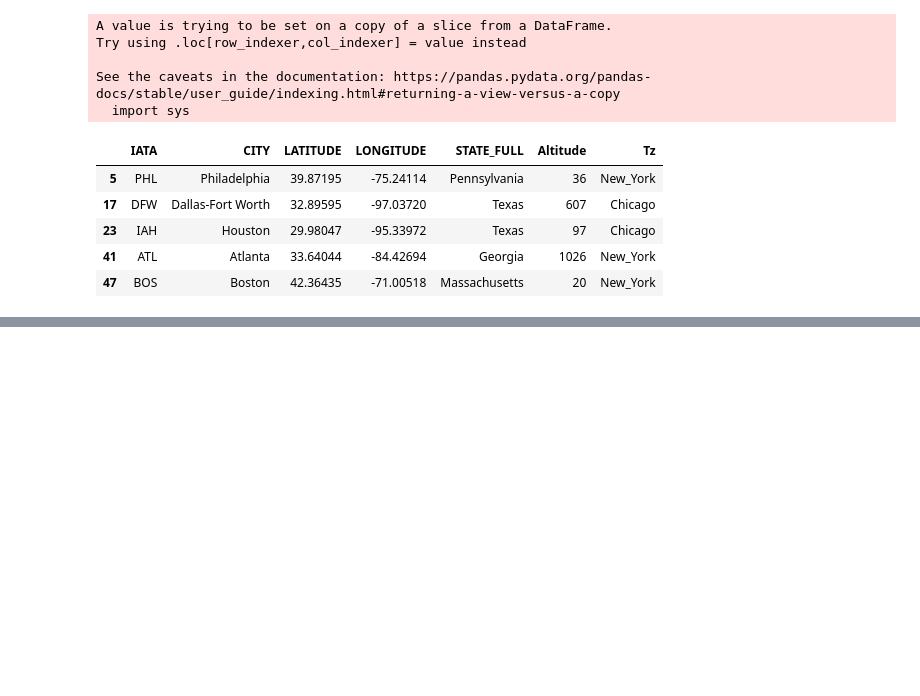
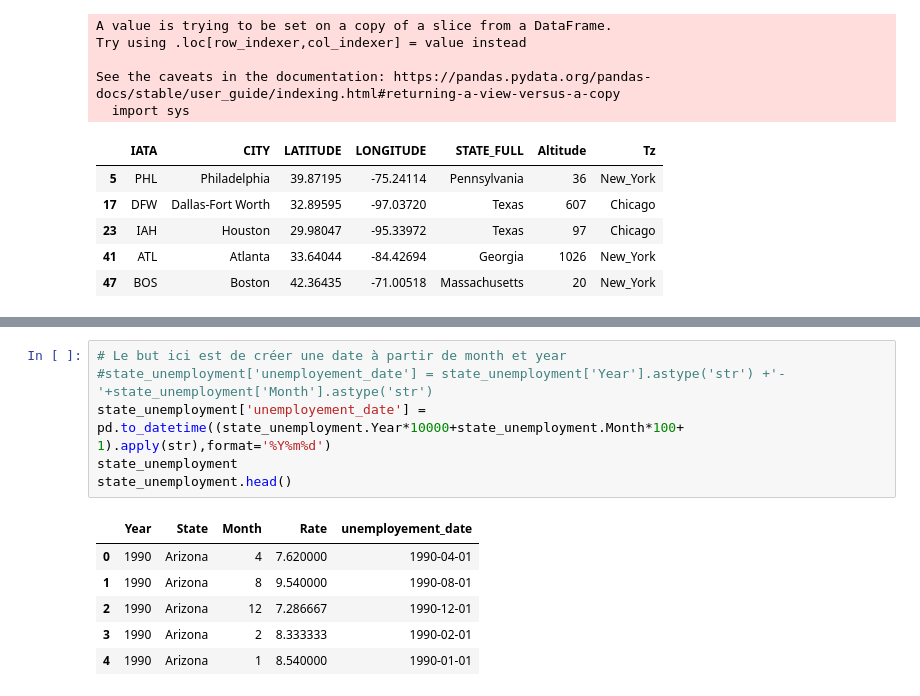
Before and after one commit to samirLazzali/air-passengers-prediction, a Jupyter notebook: Notebook/check_external_data.ipynb, the cells around one changed output, grey strips where cells are left out. Cells and saved outputs as stored; diff of their text form; blank space fills up the shorter version.

```diff
--- a/Notebook/check_external_data.ipynb
+++ b/Notebook/check_external_data.ipynb
@@ -235,0 +219,13 @@ See the caveats in the documentation: https://pandas.pydata.org/pandas-docs/stab
+# %%
+# Le but ici est de créer une date à partir de month et year
+#state_unemployment['unemployement_date'] = state_unemployment['Year'].astype('str') +'-'+state_unemployment['Month'].astype('str')
+state_unemployment['unemployement_date'] = pd.to_datetime((state_unemployment.Year*10000+state_unemployment.Month*100+ 1).apply(str),format='%Y%m%d')
+state_unemployment
+state_unemployment.head()
+# %% [output]
+|  | Year | State | Month | Rate | unemployement_date |
+| 0 | 1990 | Arizona | 4 | 7.620000 | 1990-04-01 |
+| 1 | 1990 | Arizona | 8 | 9.540000 | 1990-08-01 |
+| 2 | 1990 | Arizona | 12 | 7.286667 | 1990-12-01 |
+| 3 | 1990 | Arizona | 2 | 8.333333 | 1990-02-01 |
+| 4 | 1990 | Arizona | 1 | 8.540000 | 1990-01-01 |
```
Also changed, not shown: parts of 10 cells of this notebook, 1 other file.
